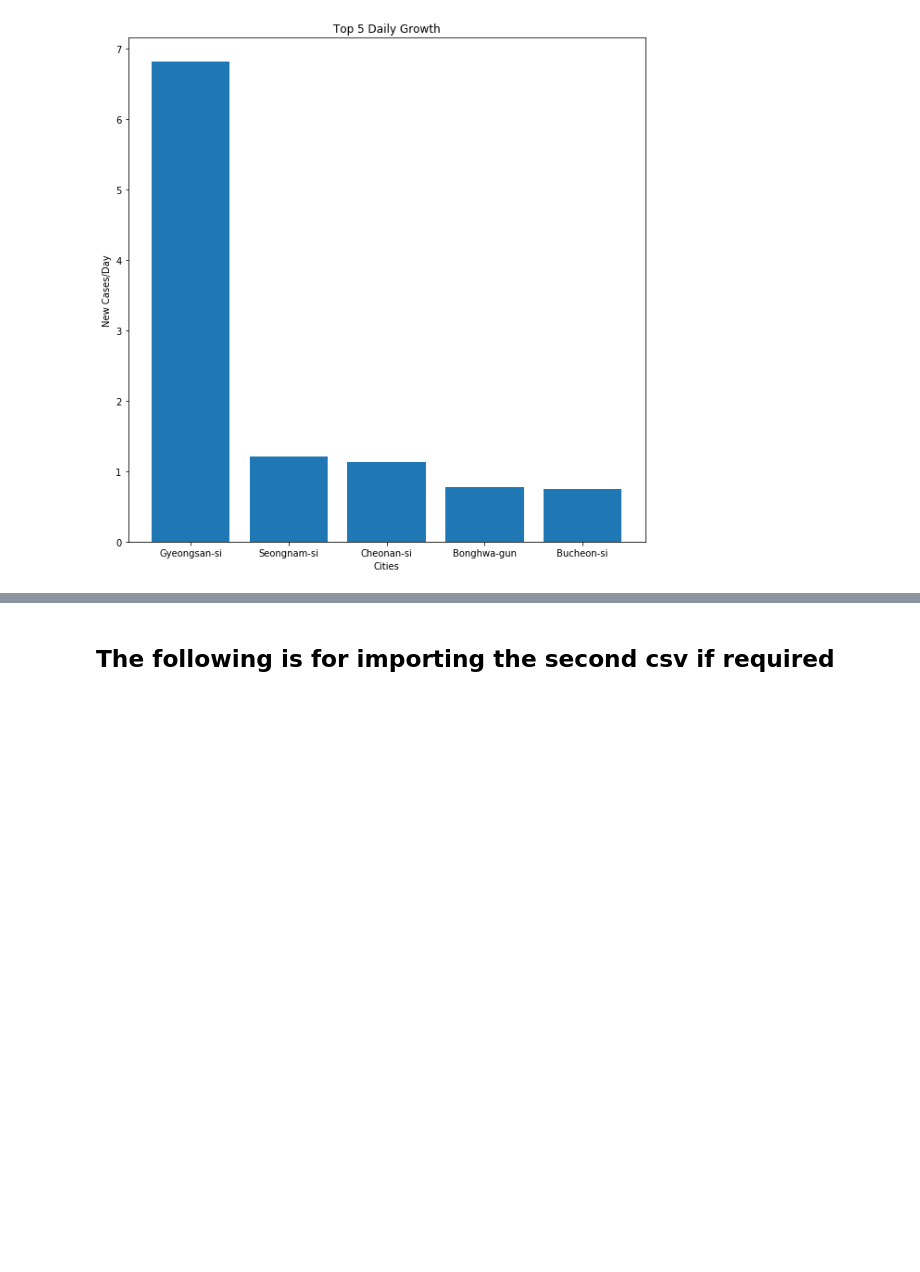
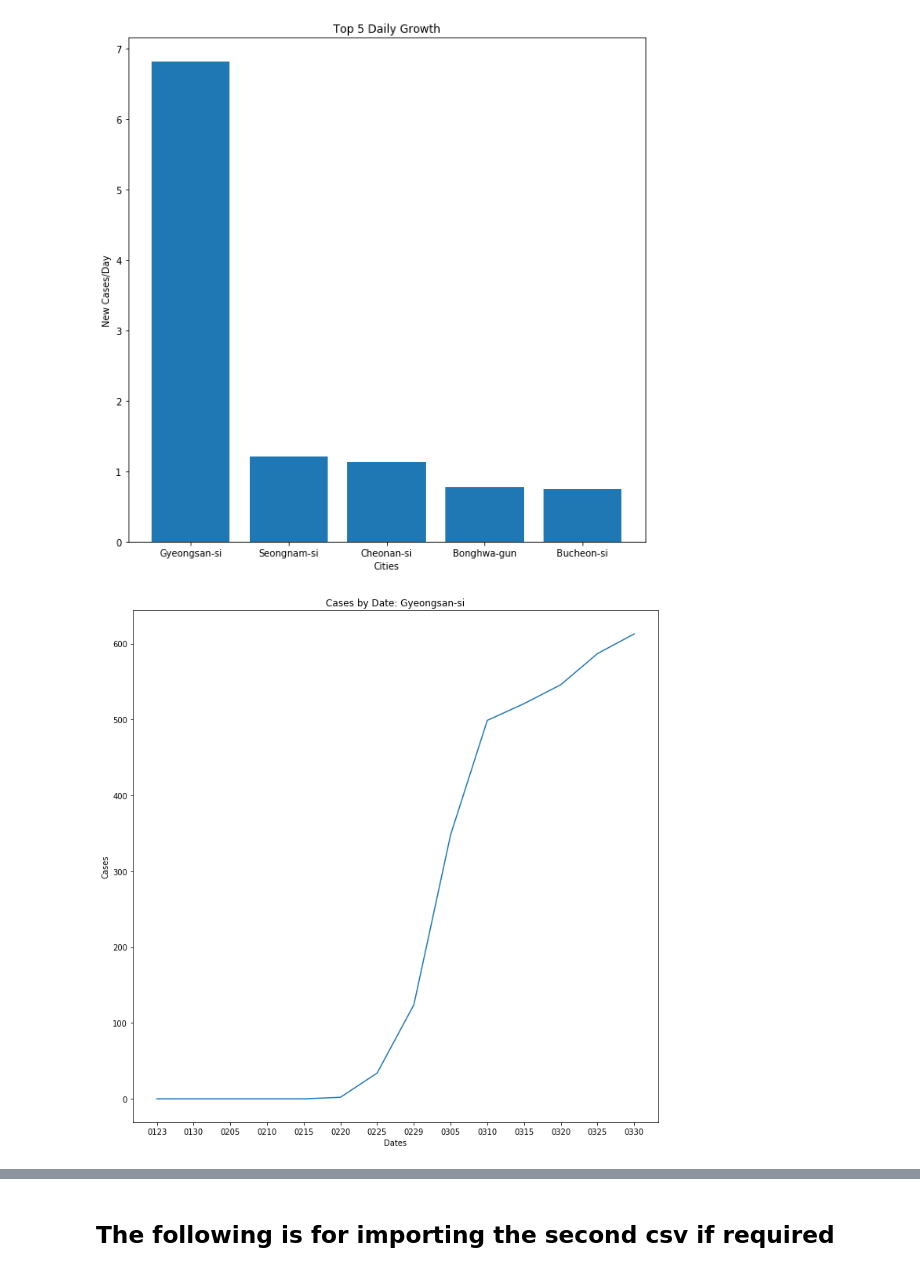
Before and after one commit to Roarkeyboy/COVID-19, a Jupyter notebook: COVID-19.ipynb, the cells around one changed output, grey strips where cells are left out. Saved outputs shown, nothing was run; the diff lists cells and outputs as text; code cells hidden in the pictures; blank space fills up the shorter version.

Commit message:
Added new plots

```diff
--- a/COVID-19.ipynb
+++ b/COVID-19.ipynb
@@ -524,3 +524,34 @@ def draw_top_growers(top,cases_list,date_low,date_high):
 draw_top_growers(5,cases_list,date_low,date_high) # Can change the first input to change the "top" amount
 # %% [output]
 [figure]
+# %%
+def city_cases(df,date_list,city):
+    city_case = list()
+    for date in date_list:
+        date_1 = choose_dates(df,date)
+        try:
+            cases = date_1.nodes[city]['Cases']
+        except:
+            cases = 0
+        city_case.insert(0,cases)
+    return sorted(city_case,reverse=False)
+# %%
+def plot_time_cases(df,date_list,city):
+    city_case = city_cases(df,date_list,city)
+    # Data for plotting
+    dates = date_list # X
+    cases = city_case  # Y
+
+    fig, ax = plt.subplots(figsize=(12,12))
+    ax.plot(dates, cases)
+
+    ax.set(xlabel='Dates', ylabel='Cases',
+           title='Cases by Date: '+city)
+    #ax.grid()
+
+    plt.show()
+# %%
+city = 'Gyeongsan-si'
+plot_time_cases(df,date_list,city)
+# %% [output]
+[figure, added]
```
Also changed, not shown: parts of 1 cell of this notebook.
